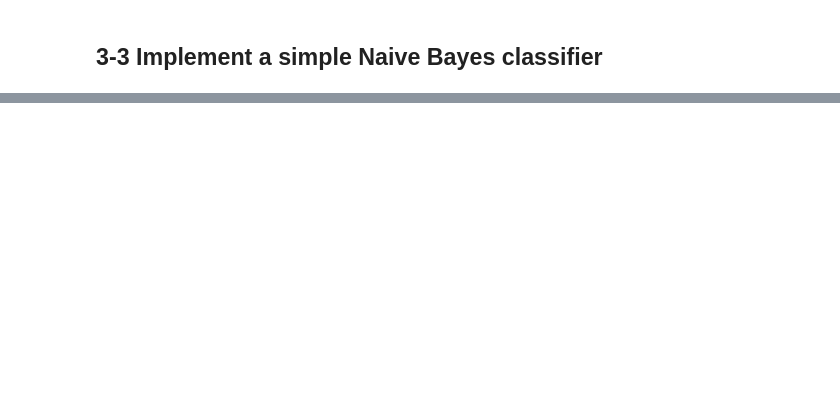
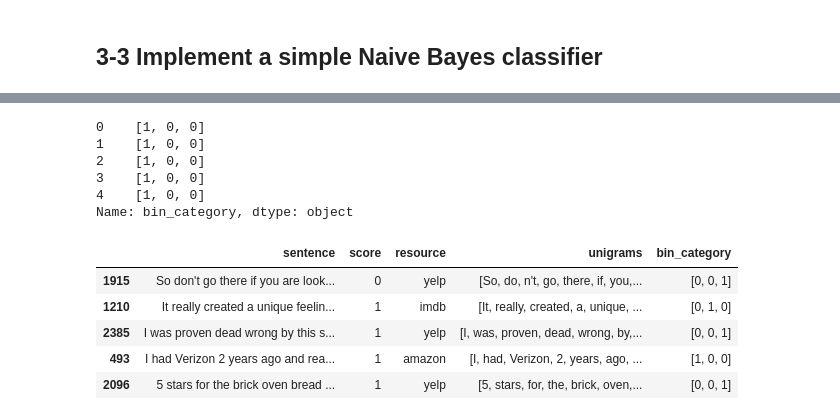
Before and after one commit to davidtseng2000/DM2022-Lab1-Master, a Jupyter notebook: DM2022-Lab1-Homework.ipynb, the cells around one changed output, grey strips where cells are left out. Drawn from its saved outputs; the diff is of its cells as text; code cells hidden in the pictures; blank space fills up the shorter version.

```diff
--- a/DM2022-Lab1-Homework.ipynb
+++ b/DM2022-Lab1-Homework.ipynb
@@ -2569,0 +2700,21 @@ Function get_feature_names is deprecated; get_feature_names is deprecated in 1.0
+# %%
+SLS_data.bin_category.head()
+# %% [output]
+0    [1, 0, 0]
+1    [1, 0, 0]
+2    [1, 0, 0]
+3    [1, 0, 0]
+4    [1, 0, 0]
+Name: bin_category, dtype: object
+# %%
+import random
+from random import sample
+SLS_samples = SLS_data.sample(n = 5)
+SLS_samples.head()
+# %% [output]
+|  | sentence | score | resource | unigrams | bin_category |
+| 1915 | So don't go there if you are look... | 0 | yelp | [So, do, n't, go, there, if, you,... | [0, 0, 1] |
+| 1210 | It really created a unique feelin... | 1 | imdb | [It, really, created, a, unique, ... | [0, 1, 0] |
+| 2385 | I was proven dead wrong by this s... | 1 | yelp | [I, was, proven, dead, wrong, by,... | [0, 0, 1] |
+| 493 | I had Verizon 2 years ago and rea... | 1 | amazon | [I, had, Verizon, 2, years, ago, ... | [1, 0, 0] |
+| 2096 | 5 stars for the brick oven bread ... | 1 | yelp | [5, stars, for, the, brick, oven,... | [0, 0, 1] |
```
Also changed, not shown: parts of 31 cells of this notebook.
